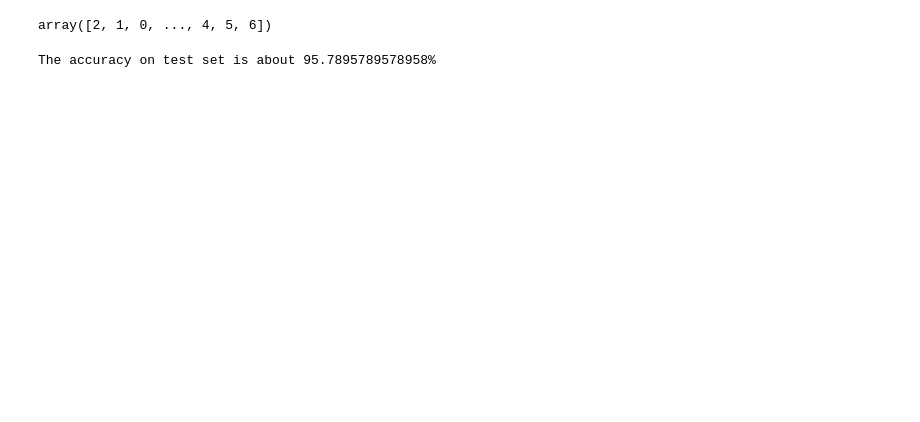
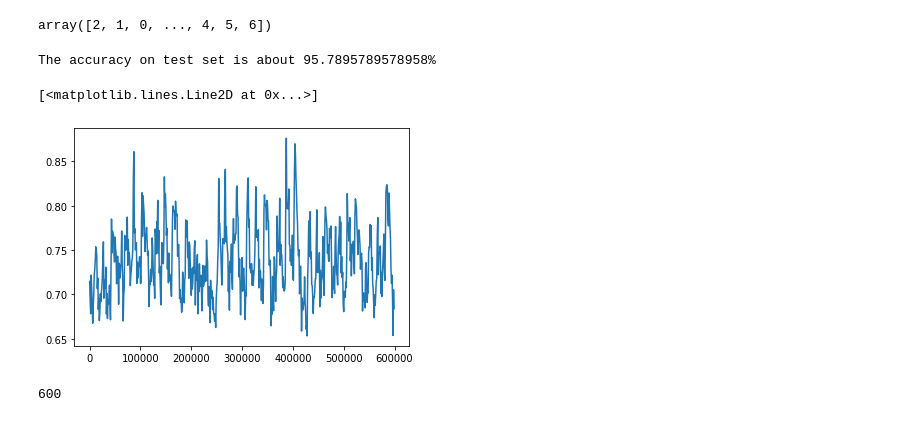
Before and after one commit to anh1811/baocao, a Jupyter notebook: MNIST.ipynb, the cells around one changed output. Saved outputs shown, nothing was run; the diff lists cells and outputs as text; code cells hidden in the pictures; blank space fills up the shorter version.

```diff
--- a/MNIST.ipynb
+++ b/MNIST.ipynb
@@ -152,12 +146,26 @@ print(m)
 # %%
 # stochaic gradient descent
 # chon Lambda = 0.001
+J_array = []
+J_mean = []
+nn_params = initial_nn_params
+X = np.concatenate((x_train,y_train[:,np.newaxis]), 1)
+np.random.shuffle(X)
+x_train = X[:,:-1]
+y_train = X[:,-1]
+num_iter = 0
 for j in range(10):
   for i in range(m):
     J,grad = nnCostFunction(nn_params, input_layer_size, hidden_layer_size, num_labels,\
                             x_train[i,:][np.newaxis,:], y_train[i], 0.001)
+    J_array.append(J)
+    num_iter += 1
+    if num_iter % 1000 == 0:
+        J_mean.append(np.array(J_array).mean())
+        J_array = []
     nn_params -= 0.1*grad
 
+num_iter = [i * 1000 for i in range(len(J_mean))]
 
 Theta1 = np.reshape(nn_params[0:hidden_layer_size * (input_layer_size + 1)],\
                            [hidden_layer_size, (input_layer_size + 1)])
@@ -254,3 +268,13 @@ pre = predict(Theta1,Theta2,x);
 print(f"The accuracy on test set is about {np.mean(pre==y) * 100}%")
 # %% [output]
 The accuracy on test set is about 95.7895789578958%
+# %%
+import matplotlib.pyplot as plt
+plt.plot(num_iter, J_mean)
+# %% [output]
+[<matplotlib.lines.Line2D at 0x...>]
+[figure, added]
+# %%
+len(num_iter)
+# %% [output]
+600
```
Also changed, not shown: parts of 9 cells of this notebook.
